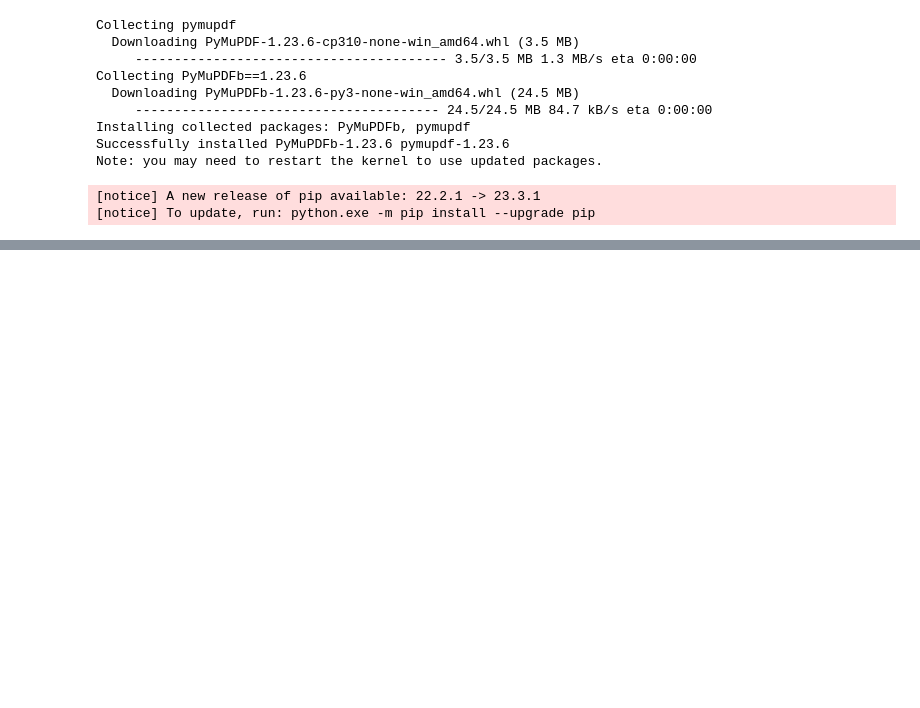
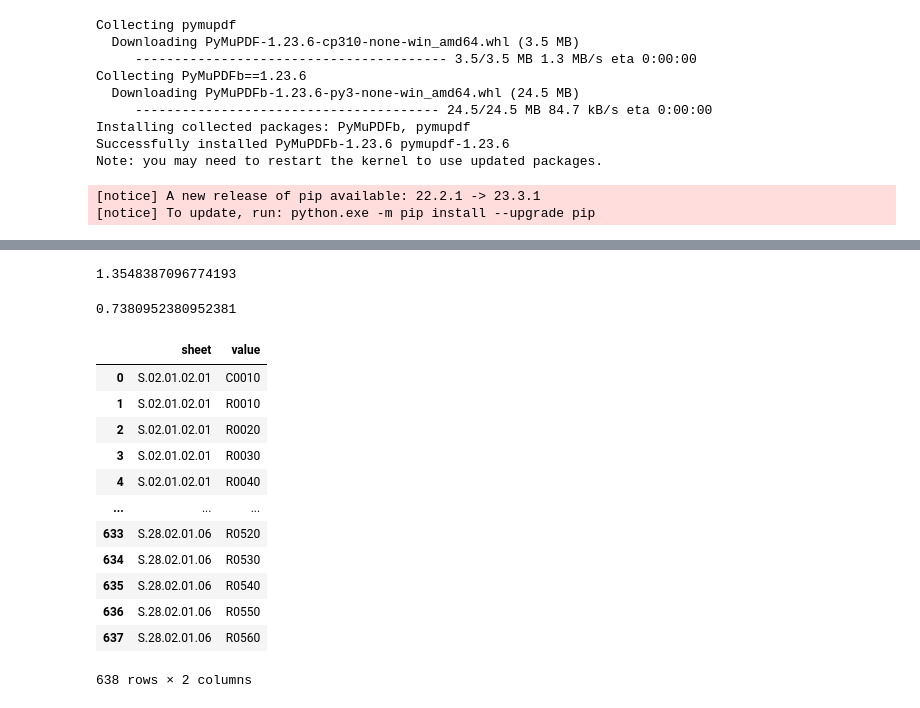
Before and after one commit to alexmal01/Supervision3mISIe, a Jupyter notebook: object_detection/detect_tables.ipynb, the cells around one changed output, grey strips where cells are left out. Saved outputs shown, nothing was run; the diff lists cells and outputs as text; code cells hidden in the pictures; blank space fills up the shorter version.

```diff
--- a/object_detection/detect_tables.ipynb
+++ b/object_detection/detect_tables.ipynb
@@ -95,0 +152,71 @@ SKŁADKI, ODSZKODOWANIA I ŚWIADCZENIA ORAZ KOSZTY WG KRAJU (S
+# %%
+pdf_path = "C:/Users/szymo/Supervision3mISIe/Supervision3mISIe/object_detection/SFCR_TUiR_WARTA_2022.pdf"
+target_sentences = cell_values
+counter = 0
+for target_sentence in target_sentences:
+    similar_sentences = search_similar_sentence(pdf_path, target_sentence)
+
+    if similar_sentences:
+        # print(f"Similar sentences found for sentence: {target_sentence}")
+        # for sentence in similar_sentences:
+        #     print(sentence)
+        counter += 1
+counter/len(target_sentences)
+# %% [output]
+1.3548387096774193
+# %%
+counter/len(target_sentences)
+# %% [output]
+0.7380952380952381
+# %%
+import openpyxl
+import re
+
+# Load the Excel workbook
+workbook = openpyxl.load_workbook('C:/Users/szymo/Supervision3mISIe/Supervision3mISIe/#SFCR/Załącznik nr 4 – Tabele, które powinny być opublikowane jako załącznik do SFCR.xlsx')
+
+# Define regular expressions for matching patterns
+pattern_R = re.compile(r'(R\d{4})')
+pattern_C = re.compile(r'(C\d{4})')
+
+df = pd.DataFrame(columns=['sheet', 'value'])
+
+# Iterate through all sheets
+for sheet_name in workbook.sheetnames:
+    # Access each sheet
+    sheet = workbook[sheet_name]
+
+    # Iterate over all cells in the sheet
+    # matching_cells = []
+
+    for row in sheet.iter_rows():
+        for cell in row:
+            if cell.value:
+                # Check if the cell value matches the patterns
+                matches_R = re.findall(pattern_R, str(cell.value))
+                matches_C = re.findall(pattern_C, str(cell.value))
+
+                # If matches are found, store the cell information
+                if matches_R or matches_C:
+                    # matching_cells.append({
+                    #     'sheet': sheet.title,
+                    #     'value': cell.value
+                    # })
+                    df = pd.concat([df, pd.DataFrame({'sheet': sheet.title,
+                        'value': cell.value}, index=[0])], ignore_index=True)
+
+df
+# %% [output]
+|  | sheet | value |
+| 0 | S.02.01.02.01 | C0010 |
+| 1 | S.02.01.02.01 | R0010 |
+| 2 | S.02.01.02.01 | R0020 |
+| 3 | S.02.01.02.01 | R0030 |
+| 4 | S.02.01.02.01 | R0040 |
+| ... | ... | ... |
+| 633 | S.28.02.01.06 | R0520 |
+| 634 | S.28.02.01.06 | R0530 |
+| 635 | S.28.02.01.06 | R0540 |
+| 636 | S.28.02.01.06 | R0550 |
+| 637 | S.28.02.01.06 | R0560 |
+638 rows × 2 columns
```
Also changed, not shown: parts of 9 cells of this notebook.
